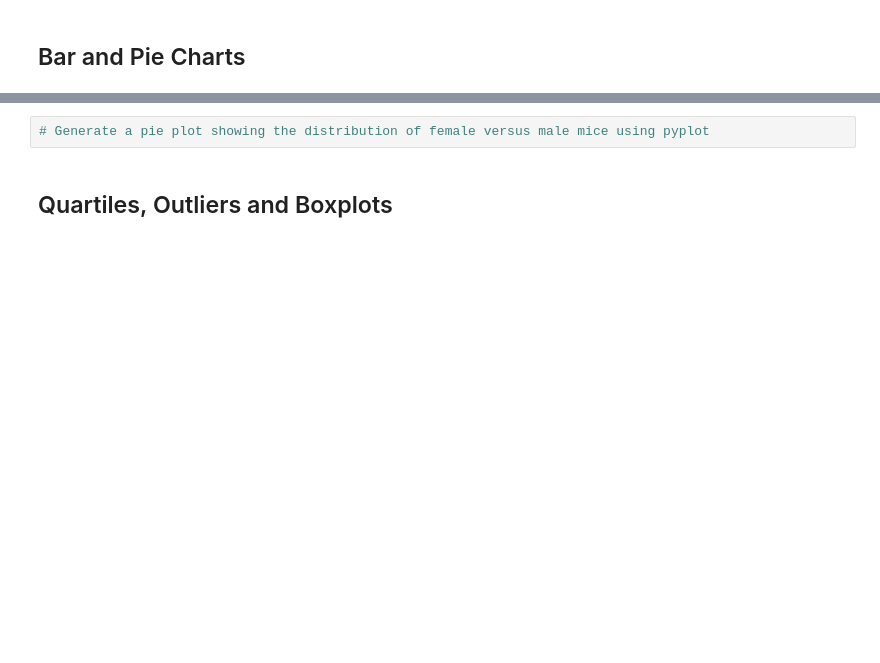
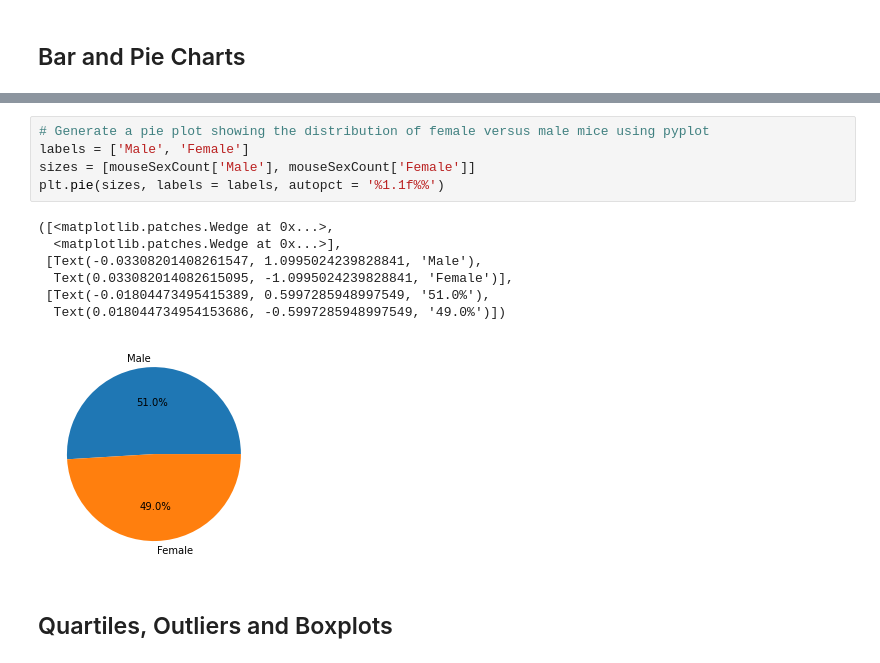
Before and after one commit to owenmeyer3/matplotlib-challenge, a Jupyter notebook: Instructions/Pymaceuticals/pymaceuticals_starter.ipynb, the cells around one changed output, grey strips where cells are left out. Drawn from its saved outputs; the diff is of its cells as text; blank space fills up the shorter version.

```diff
--- a/Instructions/Pymaceuticals/pymaceuticals_starter.ipynb
+++ b/Instructions/Pymaceuticals/pymaceuticals_starter.ipynb
@@ -153,5 +166,16 @@ Text(0.5, 1.0, 'Mice Tested per Drug Regimen')
 # %%
 # Generate a pie plot showing the distribution of female versus male mice using pyplot
+labels = ['Male', 'Female']
+sizes = [mouseSexCount['Male'], mouseSexCount['Female']]
+plt.pie(sizes, labels = labels, autopct = '%1.1f%%')
+# %% [output]
+([<matplotlib.patches.Wedge at 0x...>,
+  <matplotlib.patches.Wedge at 0x...>],
+ [Text(-0.03308201408261547, 1.0995024239828841, 'Male'),
+  Text(0.033082014082615095, -1.0995024239828841, 'Female')],
+ [Text(-0.01804473495415389, 0.5997285948997549, '51.0%'),
+  Text(0.018044734954153686, -0.5997285948997549, '49.0%')])
+[figure, added]
 # %% [markdown]
 ## Quartiles, Outliers and Boxplots
 # %%
```
Also changed, not shown: parts of 3 cells of this notebook.
